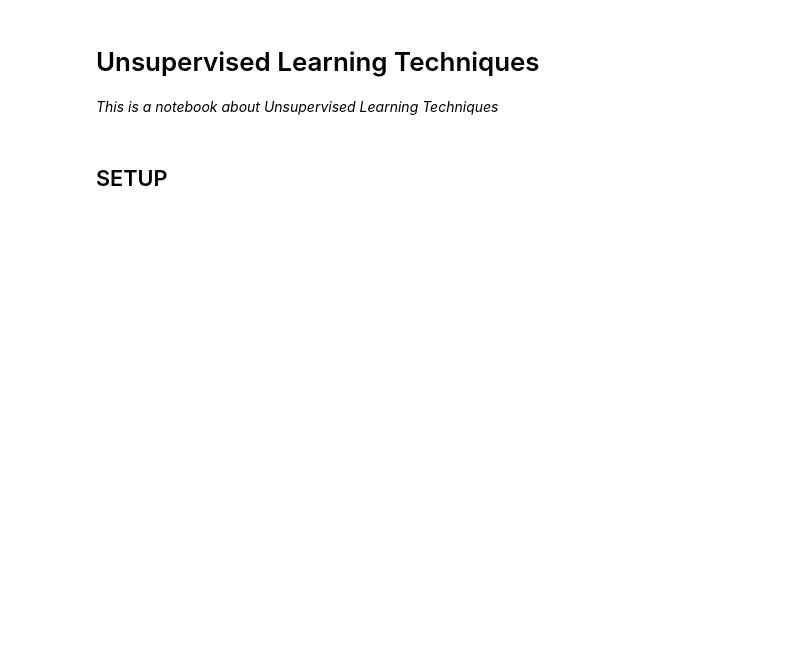
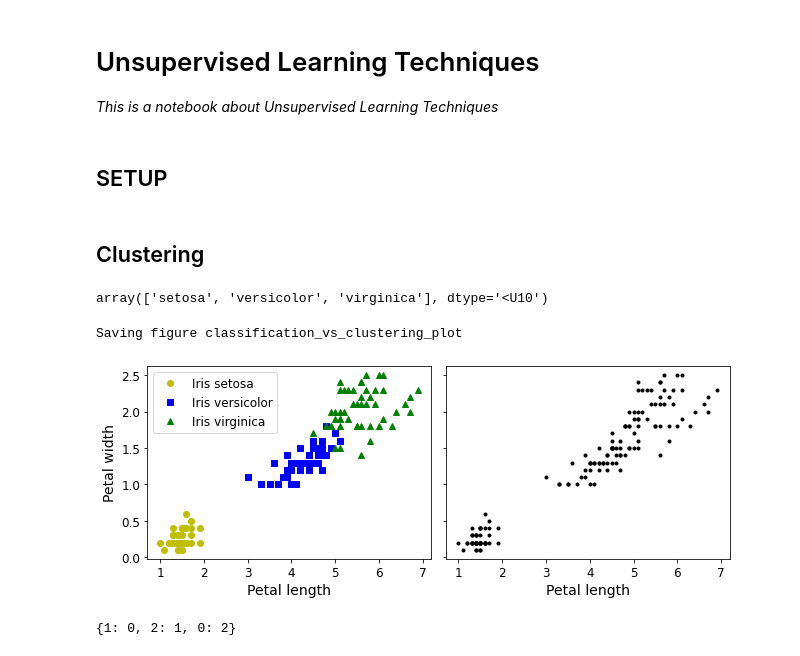
Before and after one commit to minhngt62/handson-ml, a Jupyter notebook: Chapter 9 - Unsupervised Learning.ipynb, the cells around one changed output. Cells and saved outputs as stored; diff of their text form; code cells hidden in the pictures; blank space fills up the shorter version.

Commit message:
Chapter 8: Add Clustering (intro) study

```diff
--- a/Chapter 9 - Unsupervised Learning.ipynb
+++ b/Chapter 9 - Unsupervised Learning.ipynb
@@ -43,0 +48,32 @@ def save_fig(fig_id, tight_layout=True, fig_extension="png", resolution=300):
+# %% [markdown]
+## Clustering
+# %%
+# Load the iris dataset
+data = load_iris()
+X = data.data
+y = data.target
+data.target_names
+# %% [output]
+array(['setosa', 'versicolor', 'virginica'], dtype='<U10')
+# %%
+# Plot classification vs clustering
+plt.figure(figsize=(9, 3.5))
+
+plt.subplot(121)
+plt.plot(X[y==0, 2], X[y==0, 3], "yo", label="Iris setosa")
+plt.plot(X[y==1, 2], X[y==1, 3], "bs", label="Iris versicolor")
+plt.plot(X[y==2, 2], X[y==2, 3], "g^", label="Iris virginica")
+plt.xlabel("Petal length", fontsize=14)
+plt.ylabel("Petal width", fontsize=14)
+plt.legend(fontsize=12)
+
+plt.subplot(122)
+plt.scatter(X[:, 2], X[:, 3], c="k", marker=".")
+plt.xlabel("Petal length", fontsize=14)
+plt.tick_params(labelleft=False)
+
+save_fig("classification_vs_clustering_plot")
+plt.show()
+# %% [output]
+Saving figure classification_vs_clustering_plot
+[figure, added]
@@ -43,0 +83,10 @@ def save_fig(fig_id, tight_layout=True, fig_extension="png", resolution=300):
+# %%
+# Map each cluster to a class
+mapping = {}
+for class_id in np.unique(y):
+    mode, _ = stats.mode(y_pred[y==class_id])
+    mapping[mode[0]] = class_id
+
+mapping
+# %% [output]
+{1: 0, 2: 1, 0: 2}
```
Also changed, not shown: parts of 3 cells of this notebook, 1 other file.
